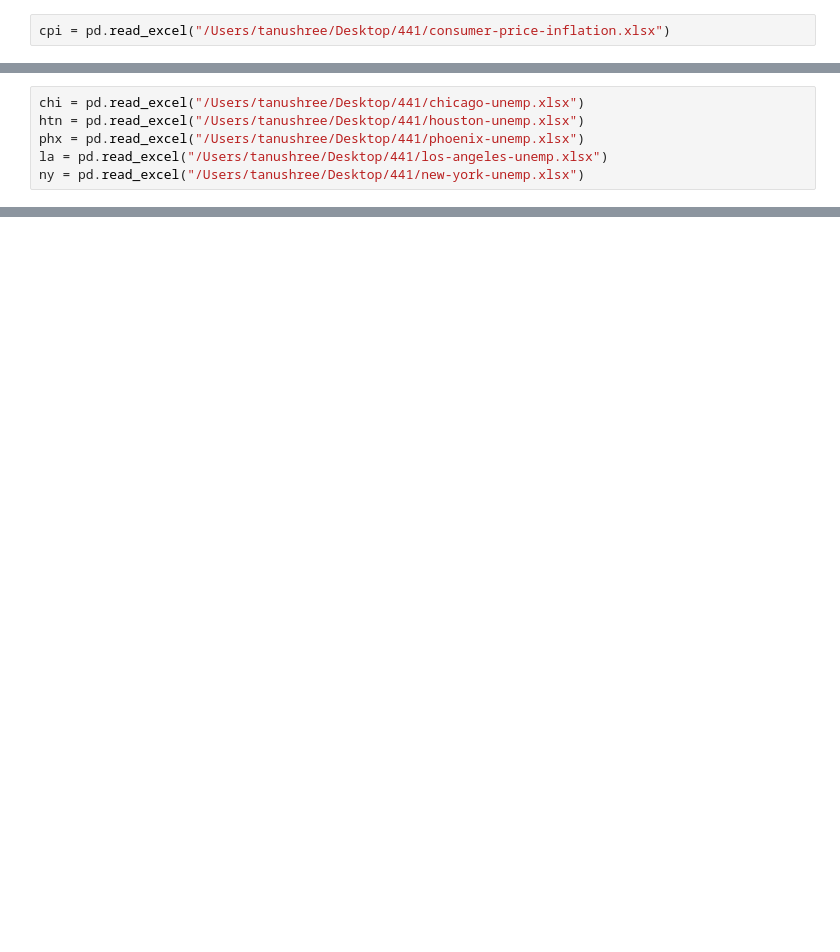
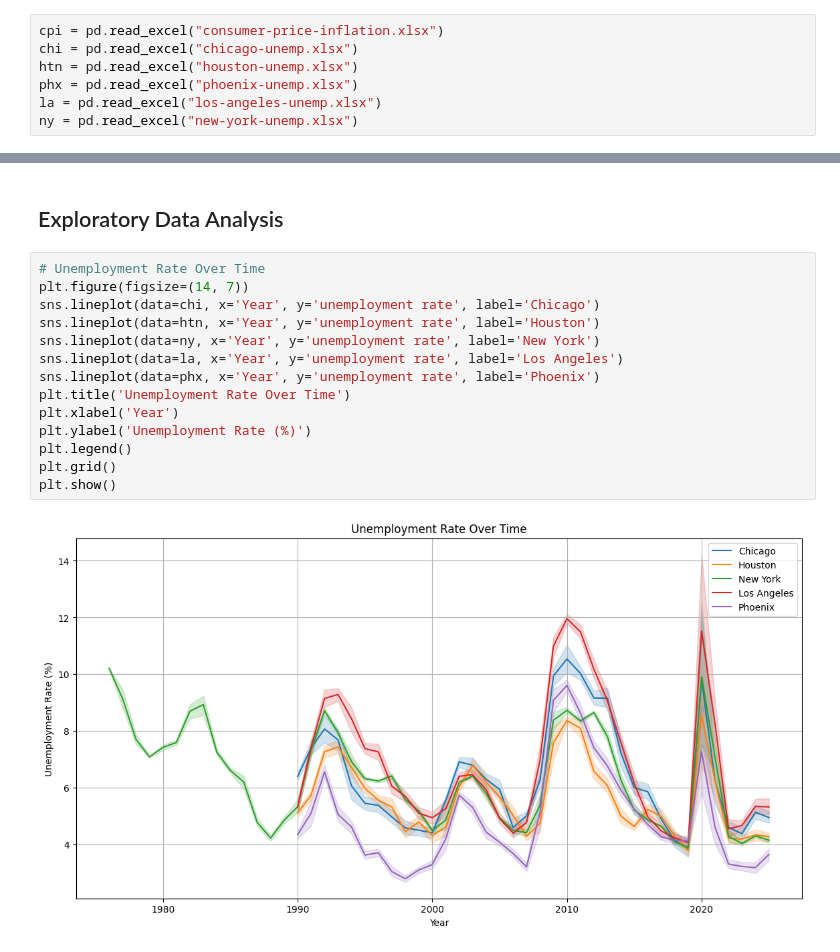
Before and after one commit to katelync12/HomeCast, a Jupyter notebook: tanu.ipynb, the cells around one changed output, grey strips where cells are left out. Saved outputs shown, nothing was run; the diff lists cells and outputs as text; blank space fills up the shorter version.

Commit message:
Data viz on each DF

```diff
--- a/tanu.ipynb
+++ b/tanu.ipynb
@@ -3,2 +6,7 @@ import pandas as pd
 # %%
-cpi = pd.read_excel("/Users/tanushree/Desktop/441/consumer-price-inflation.xlsx")
+cpi = pd.read_excel("consumer-price-inflation.xlsx")
+chi = pd.read_excel("chicago-unemp.xlsx")
+htn = pd.read_excel("houston-unemp.xlsx")
+phx = pd.read_excel("phoenix-unemp.xlsx")
+la = pd.read_excel("los-angeles-unemp.xlsx")
+ny = pd.read_excel("new-york-unemp.xlsx")
@@ -15,6 +12,0 @@ cpi.head()
-# %%
-chi = pd.read_excel("/Users/tanushree/Desktop/441/chicago-unemp.xlsx")
-htn = pd.read_excel("/Users/tanushree/Desktop/441/houston-unemp.xlsx")
-phx = pd.read_excel("/Users/tanushree/Desktop/441/phoenix-unemp.xlsx")
-la = pd.read_excel("/Users/tanushree/Desktop/441/los-angeles-unemp.xlsx")
-ny = pd.read_excel("/Users/tanushree/Desktop/441/new-york-unemp.xlsx")
@@ -65,0 +127,18 @@ ny.head()
+# %% [markdown]
+## Exploratory Data Analysis
+# %%
+# Unemployment Rate Over Time
+plt.figure(figsize=(14, 7))
+sns.lineplot(data=chi, x='Year', y='unemployment rate', label='Chicago')
+sns.lineplot(data=htn, x='Year', y='unemployment rate', label='Houston')
+sns.lineplot(data=ny, x='Year', y='unemployment rate', label='New York')
+sns.lineplot(data=la, x='Year', y='unemployment rate', label='Los Angeles')
+sns.lineplot(data=phx, x='Year', y='unemployment rate', label='Phoenix')
+plt.title('Unemployment Rate Over Time')
+plt.xlabel('Year')
+plt.ylabel('Unemployment Rate (%)')
+plt.legend()
+plt.grid()
+plt.show()
+# %% [output]
+[figure, added]
```
Also changed, not shown: parts of 14 cells of this notebook.
